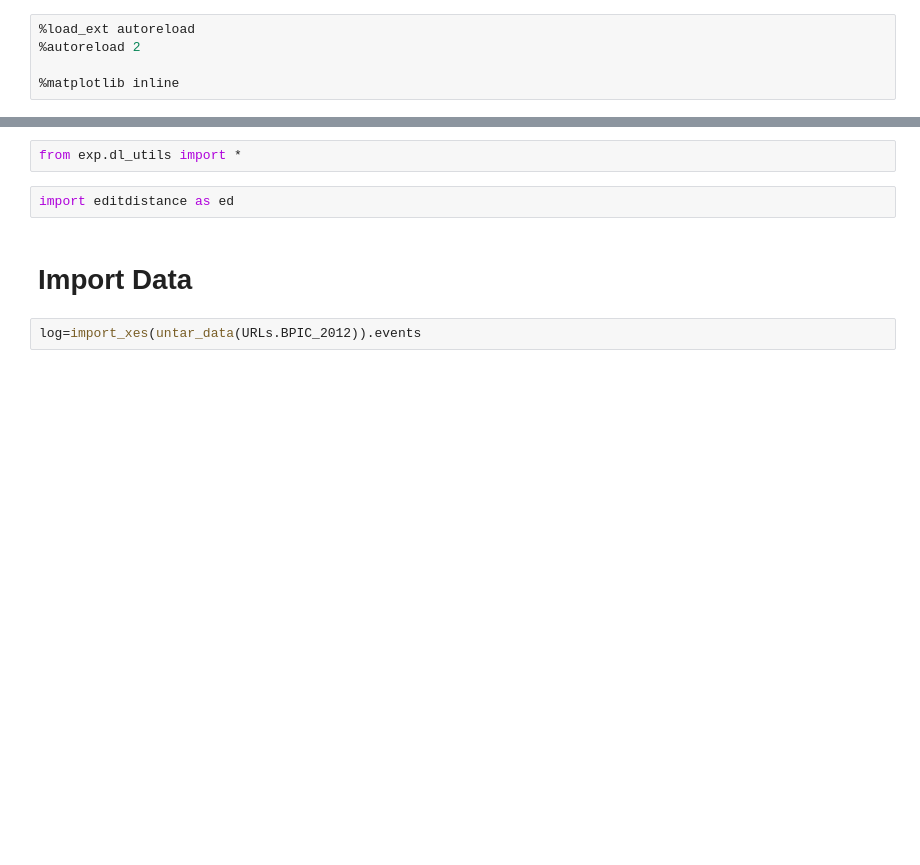
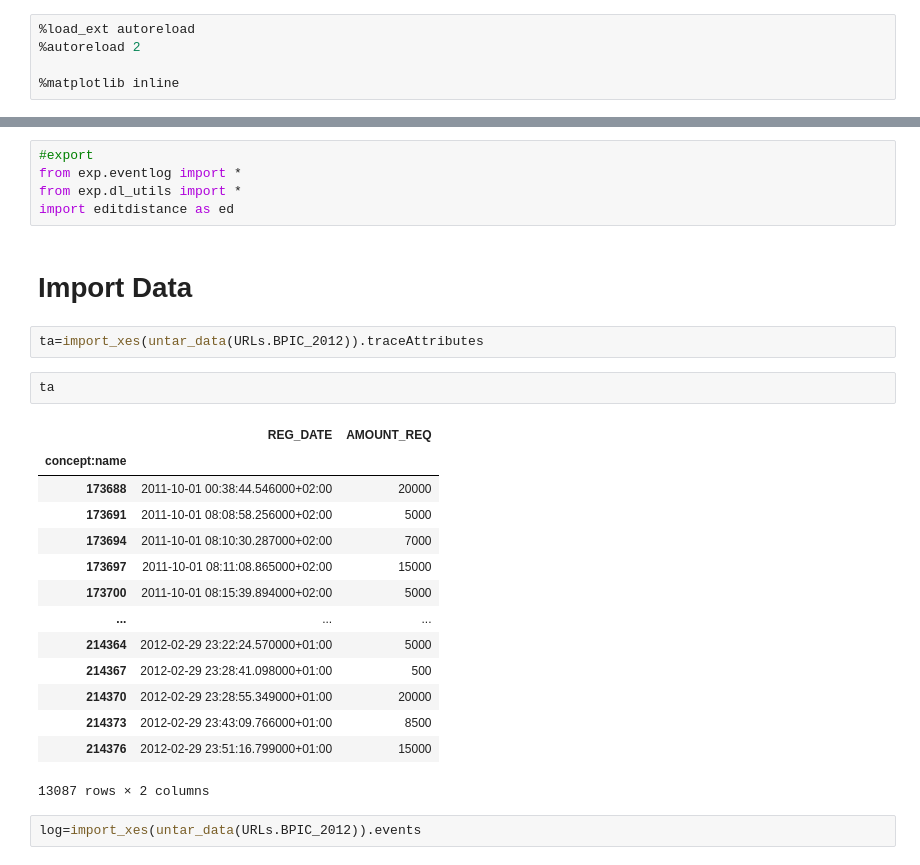
Before and after one commit to joLahann/fastpm, a Jupyter notebook: nbs/12_fastpm_control_flow_prediction.ipynb, the cells around one changed output, grey strips where cells are left out. Cells and saved outputs as stored; diff of their text form; blank space fills up the shorter version.

```diff
--- a/nbs/12_fastpm_control_flow_prediction.ipynb
+++ b/nbs/12_fastpm_control_flow_prediction.ipynb
@@ -15,9 +13,29 @@ from exp.eventlog import *
-# %%
-from exp.dl_utils import *
-# %%
-import editdistance as ed
+# %%
+#export
+from exp.eventlog import *
+from exp.dl_utils import *
+import editdistance as ed
 # %% [markdown]
 # Import Data
+# %%
+ta=import_xes(untar_data(URLs.BPIC_2012)).traceAttributes
+# %%
+ta
+# %% [output]
+|  | REG_DATE | AMOUNT_REQ |
+| concept:name |  |  |
+| 173688 | 2011-10-01 00:38:44.546000+02:00 | 20000 |
+| 173691 | 2011-10-01 08:08:58.256000+02:00 | 5000 |
+| 173694 | 2011-10-01 08:10:30.287000+02:00 | 7000 |
+| 173697 | 2011-10-01 08:11:08.865000+02:00 | 15000 |
+| 173700 | 2011-10-01 08:15:39.894000+02:00 | 5000 |
+| ... | ... | ... |
+| 214364 | 2012-02-29 23:22:24.570000+01:00 | 5000 |
+| 214367 | 2012-02-29 23:28:41.098000+01:00 | 500 |
+| 214370 | 2012-02-29 23:28:55.349000+01:00 | 20000 |
+| 214373 | 2012-02-29 23:43:09.766000+01:00 | 8500 |
+| 214376 | 2012-02-29 23:51:16.799000+01:00 | 15000 |
+13087 rows × 2 columns
 # %%
 log=import_xes(untar_data(URLs.BPIC_2012)).events
 # %%
```
Also changed, not shown: parts of 86 cells of this notebook, 6 other files.
